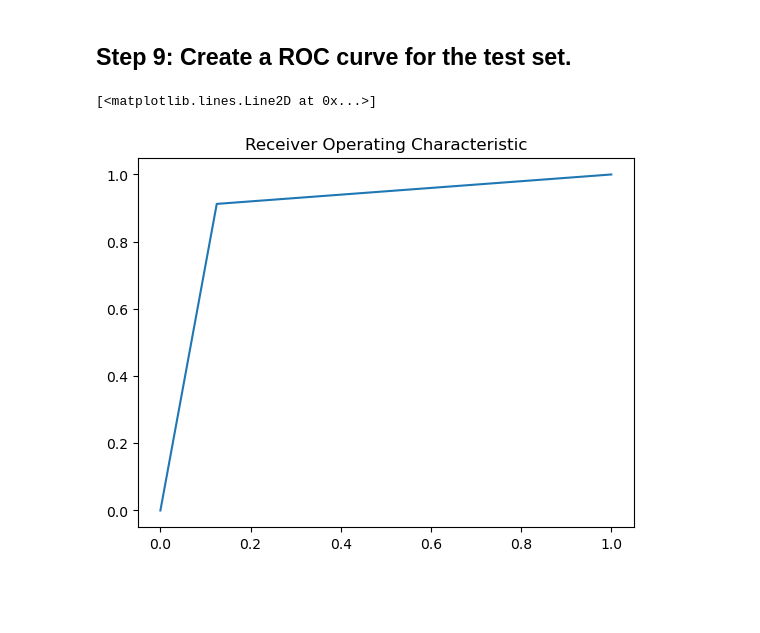
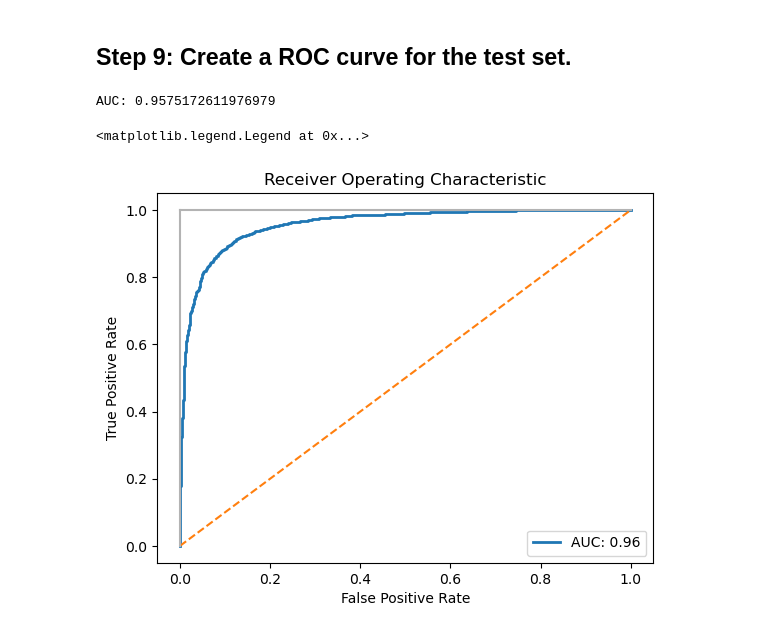
Before and after one commit to LincolnBrownBellevue/DSC550, a Jupyter notebook: Wk05/DSC550_Wk5Assignment_LincolnBrown.ipynb, the cells around one changed output. Cells and saved outputs as stored; diff of their text form; code cells hidden in the pictures; blank space fills up the shorter version.

```diff
--- a/Wk05/DSC550_Wk5Assignment_LincolnBrown.ipynb
+++ b/Wk05/DSC550_Wk5Assignment_LincolnBrown.ipynb
@@ -221,10 +240,30 @@ weighted avg       0.89      0.89      0.89      5000
 # %% [markdown]
 ## Step 9: Create a ROC curve for the test set.
 # %%
-false_positive_rate, true_positive_rate, threshold = roc_curve(y_test, lr_predictions)
+# Get the predicted probabilities
+target_probabilities = log_reg_model.predict_proba(X_test_tfidf)[:,1]
+
+# Get the ROC Curve
+false_positive_rate, true_positive_rate, threshold = roc_curve(y_test, target_probabilities)
+
+# Get the area under the curve
+roc_auc = roc_auc_score(y_test, target_probabilities)
+# %%
+print(f'AUC: {roc_auc}')
+# %% [output]
+AUC: 0.9575172611976979
 # %%
 plt.title("Receiver Operating Characteristic")
-plt.plot(false_positive_rate, true_positive_rate)
+plt.plot(false_positive_rate, true_positive_rate, lw=2, label=f'AUC: {roc_auc:.2f}')
+# Create a random guessing model performance line
+plt.plot([0,1], ls="--")
+# Create a perfect model performance line
+plt.plot([0,0], [1,0] , c=".7"), plt.plot([1,1], c=".7")
+# Create labels for the graph
+plt.ylabel("True Positive Rate")
+plt.xlabel("False Positive Rate")
+# Show the AUC ROC score
+plt.legend()
 # %% [output]
-[<matplotlib.lines.Line2D at 0x...>]
+<matplotlib.legend.Legend at 0x...>
-[figure, old version]
+[figure, new version]
```
Also changed, not shown: parts of 25 cells of this notebook.
